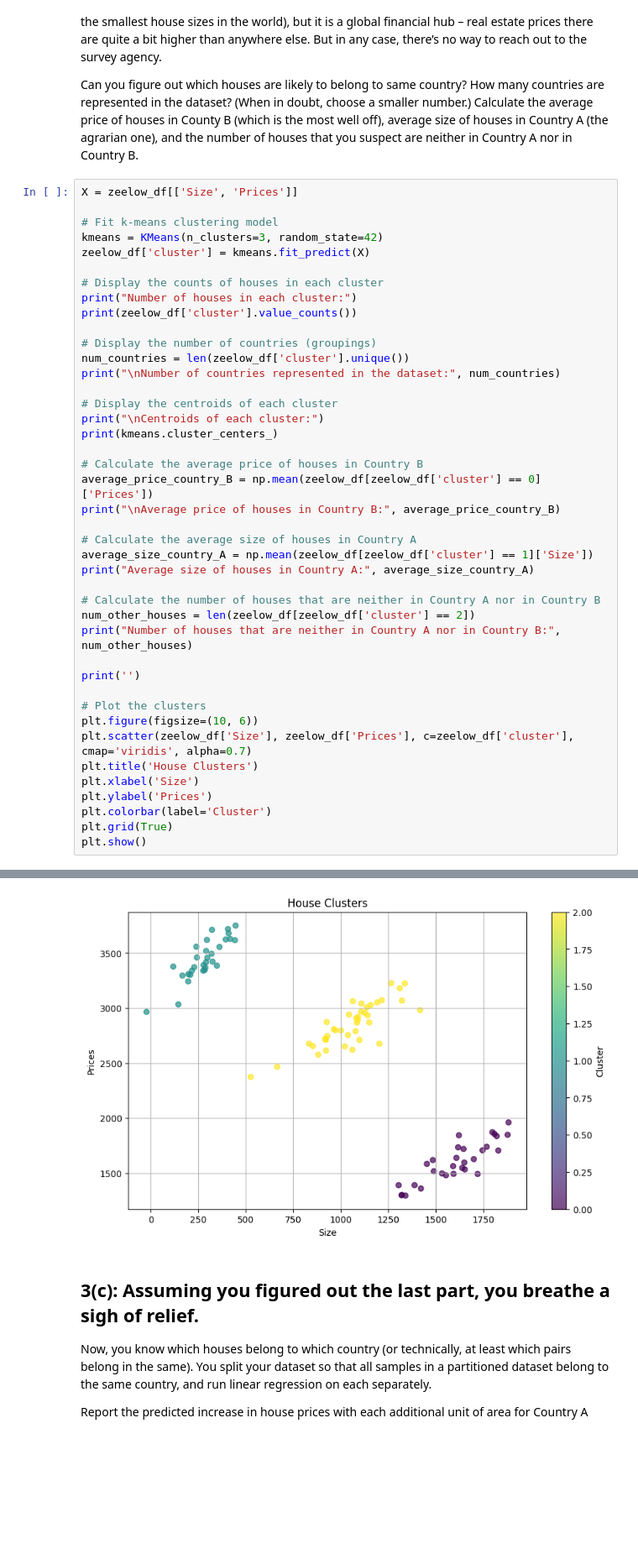
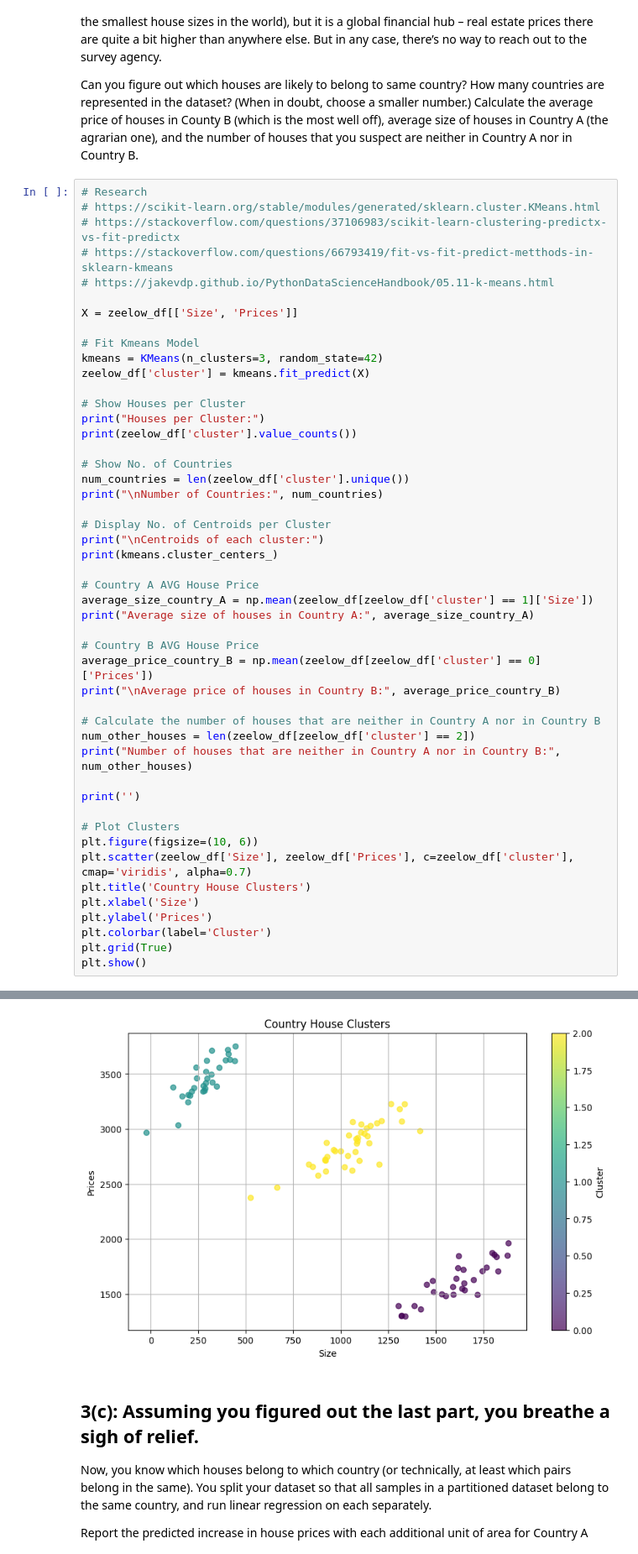
Before and after one commit to jasondupree/jasondupree.github.io, a Jupyter notebook: jason_dupree_ml_final.ipynb, the cells around one changed output, grey strips where cells are left out. Shown at 84% size. Cells and saved outputs as stored; diff of their text form; blank space fills up the shorter version.

```diff
--- a/jason_dupree_ml_final.ipynb
+++ b/jason_dupree_ml_final.ipynb
@@ -505,31 +510,37 @@ You ask around for how the data was collected. You learn that it was aggregated
 
 Can you figure out which houses are likely to belong to same country? How many countries are represented in the dataset? (When in doubt, choose a smaller number.) Calculate the average price of houses in County B (which is the most well off), average size of houses in Country A (the agrarian one), and the number of houses that you suspect are neither in Country A nor in Country B.
 # %%
+# Research
+# https://scikit-learn.org/stable/modules/generated/sklearn.cluster.KMeans.html
+# https://stackoverflow.com/questions/37106983/scikit-learn-clustering-predictx-vs-fit-predictx
+# https://stackoverflow.com/questions/66793419/fit-vs-fit-predict-metthods-in-sklearn-kmeans
+# https://jakevdp.github.io/PythonDataScienceHandbook/05.11-k-means.html
+
 X = zeelow_df[['Size', 'Prices']]
 
-# Fit k-means clustering model
+# Fit Kmeans Model
 kmeans = KMeans(n_clusters=3, random_state=42)
 zeelow_df['cluster'] = kmeans.fit_predict(X)
 
-# Display the counts of houses in each cluster
-print("Number of houses in each cluster:")
+# Show Houses per Cluster
+print("Houses per Cluster:")
 print(zeelow_df['cluster'].value_counts())
 
-# Display the number of countries (groupings)
+# Show No. of Countries
 num_countries = len(zeelow_df['cluster'].unique())
-print("\nNumber of countries represented in the dataset:", num_countries)
+print("\nNumber of Countries:", num_countries)
 
-# Display the centroids of each cluster
+# Display No. of Centroids per Cluster
 print("\nCentroids of each cluster:")
 print(kmeans.cluster_centers_)
 
-# Calculate the average price of houses in Country B
+# Country A AVG House Price
+average_size_country_A = np.mean(zeelow_df[zeelow_df['cluster'] == 1]['Size'])
+print("Average size of houses in Country A:", average_size_country_A)
+
+# Country B AVG House Price
 average_price_country_B = np.mean(zeelow_df[zeelow_df['cluster'] == 0]['Prices'])
 print("\nAverage price of houses in Country B:", average_price_country_B)
-
-# Calculate the average size of houses in Country A
-average_size_country_A = np.mean(zeelow_df[zeelow_df['cluster'] == 1]['Size'])
-print("Average size of houses in Country A:", average_size_country_A)
 
 # Calculate the number of houses that are neither in Country A nor in Country B
 num_other_houses = len(zeelow_df[zeelow_df['cluster'] == 2])
@@ -537,10 +548,10 @@ print("Number of houses that are neither in Country A nor in Country B:", num_ot
 
 print('')
 
-# Plot the clusters
+# Plot Clusters
 plt.figure(figsize=(10, 6))
 plt.scatter(zeelow_df['Size'], zeelow_df['Prices'], c=zeelow_df['cluster'], cmap='viridis', alpha=0.7)
-plt.title('House Clusters')
+plt.title('Country House Clusters')
 plt.xlabel('Size')
 plt.ylabel('Prices')
 plt.colorbar(label='Cluster')
@@ -566,5 +577,5 @@ Average size of houses in Country A: 281.1739408320305
 Number of houses that are neither in Country A nor in Country B: 40
-[figure, old version]
+[figure, new version]
 # %% [markdown]
 ## 3(c): Assuming you figured out the last part, you breathe a sigh of relief.
 
```
Also changed, not shown: parts of 5 cells of this notebook.
